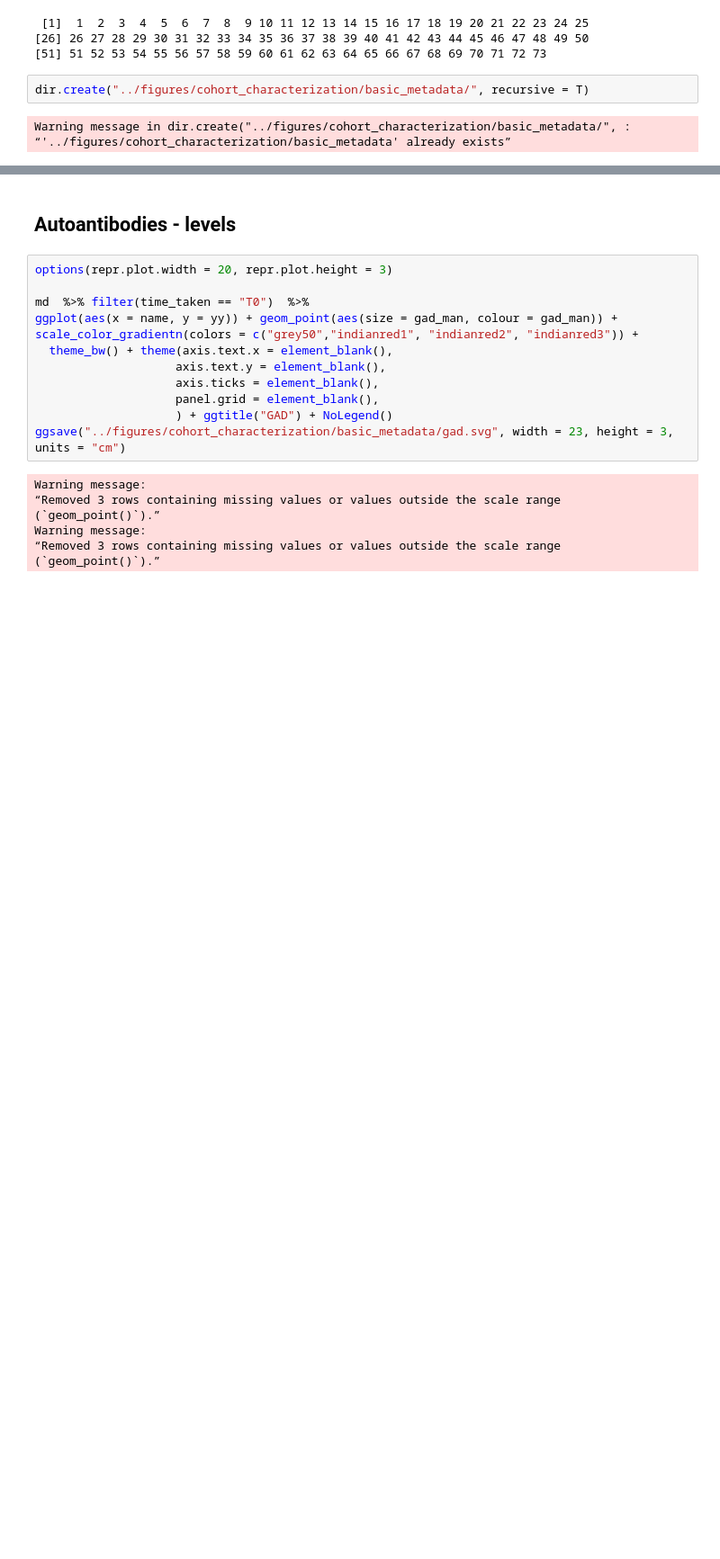
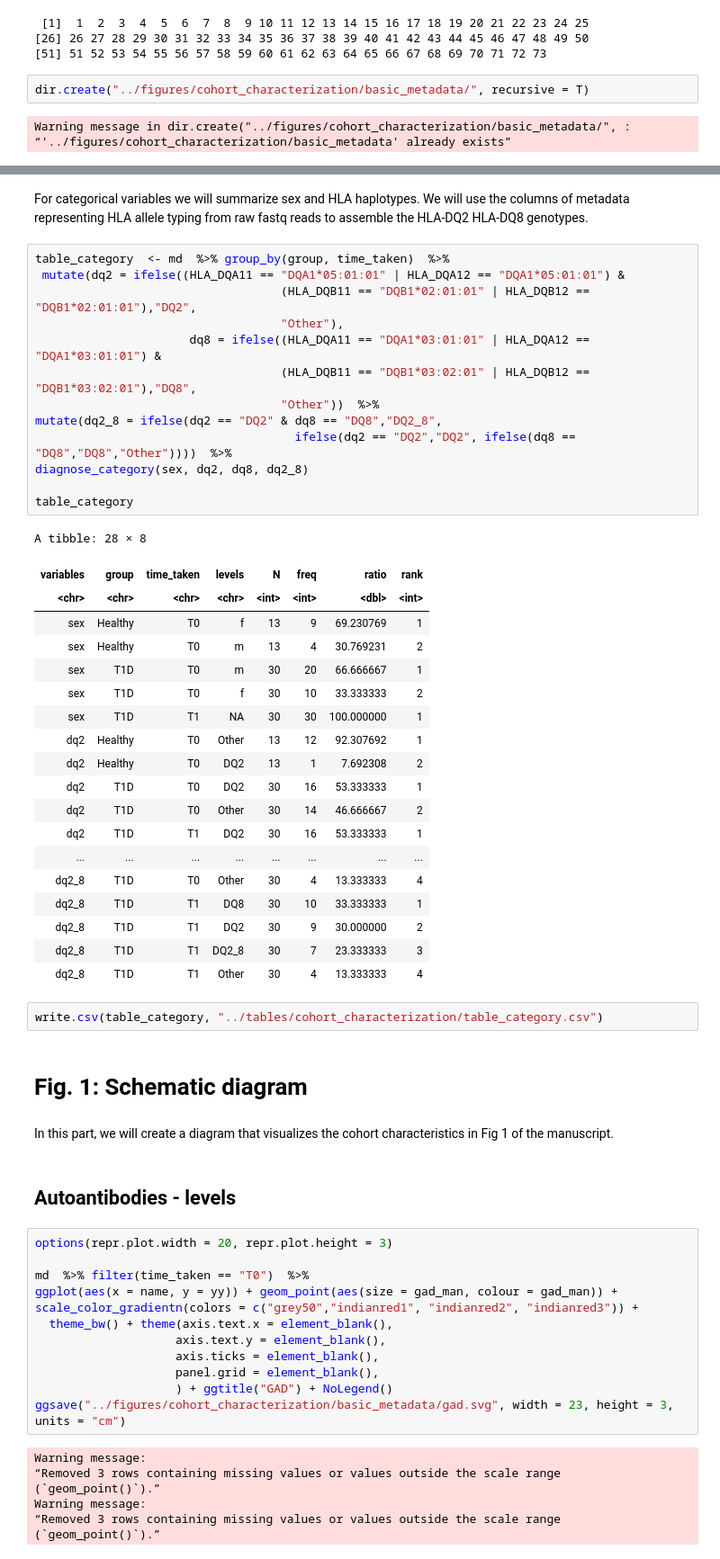
Before and after one commit to Lab-of-Adaptive-Immunity/dia, a Jupyter notebook: code02_analysis_of_init/01_Cohort_characterization.ipynb, the cells around one changed output, grey strips where cells are left out. Shown at 90% size. Cells and saved outputs as stored; diff of their text form; blank space fills up the shorter version.

```diff
--- a/code02_analysis_of_init/01_Cohort_characterization.ipynb
+++ b/code02_analysis_of_init/01_Cohort_characterization.ipynb
@@ -69,3 +210,44 @@ Warning message in dir.create("../figures/cohort_characterization/basic_metadata
+# %% [markdown]
+For categorical variables we will summarize sex and HLA haplotypes. We will use the columns of metadata representing HLA allele typing from raw fastq reads to assemble the HLA-DQ2 HLA-DQ8 genotypes.
+# %%
+table_category  <- md  %>% group_by(group, time_taken)  %>%
+ mutate(dq2 = ifelse((HLA_DQA11 == "DQA1*05:01:01" | HLA_DQA12 == "DQA1*05:01:01") &
+                                   (HLA_DQB11 == "DQB1*02:01:01" | HLA_DQB12 == "DQB1*02:01:01"),"DQ2",
+                                   "Other"),
+                      dq8 = ifelse((HLA_DQA11 == "DQA1*03:01:01" | HLA_DQA12 == "DQA1*03:01:01") &
+                                   (HLA_DQB11 == "DQB1*03:02:01" | HLA_DQB12 == "DQB1*03:02:01"),"DQ8",
+                                   "Other"))  %>%
+mutate(dq2_8 = ifelse(dq2 == "DQ2" & dq8 == "DQ8","DQ2_8",
+                                     ifelse(dq2 == "DQ2","DQ2", ifelse(dq8 == "DQ8","DQ8","Other"))))  %>%
+diagnose_category(sex, dq2, dq8, dq2_8)
+
+table_category
+# %% [output]
+A tibble: 28 × 8
+| variables | group | time_taken | levels | N | freq | ratio | rank |
+| <chr> | <chr> | <chr> | <chr> | <int> | <int> | <dbl> | <int> |
+| sex | Healthy | T0 | f | 13 | 9 | 69.230769 | 1 |
+| sex | Healthy | T0 | m | 13 | 4 | 30.769231 | 2 |
+| sex | T1D | T0 | m | 30 | 20 | 66.666667 | 1 |
+| sex | T1D | T0 | f | 30 | 10 | 33.333333 | 2 |
+| sex | T1D | T1 | NA | 30 | 30 | 100.000000 | 1 |
+| dq2 | Healthy | T0 | Other | 13 | 12 | 92.307692 | 1 |
+| dq2 | Healthy | T0 | DQ2 | 13 | 1 | 7.692308 | 2 |
+| dq2 | T1D | T0 | DQ2 | 30 | 16 | 53.333333 | 1 |
+| dq2 | T1D | T0 | Other | 30 | 14 | 46.666667 | 2 |
+| dq2 | T1D | T1 | DQ2 | 30 | 16 | 53.333333 | 1 |
+| ... | ... | ... | ... | ... | ... | ... | ... |
+| dq2_8 | T1D | T0 | Other | 30 | 4 | 13.333333 | 4 |
+| dq2_8 | T1D | T1 | DQ8 | 30 | 10 | 33.333333 | 1 |
+| dq2_8 | T1D | T1 | DQ2 | 30 | 9 | 30.000000 | 2 |
+| dq2_8 | T1D | T1 | DQ2_8 | 30 | 7 | 23.333333 | 3 |
+| dq2_8 | T1D | T1 | Other | 30 | 4 | 13.333333 | 4 |
+# %%
+write.csv(table_category, "../tables/cohort_characterization/table_category.csv")
+# %% [markdown]
+# Fig. 1: Schematic diagram
+# %% [markdown]
+In this part, we will create a diagram that visualizes the cohort characteristics in Fig 1 of the manuscript.
 # %% [markdown]
 ## Autoantibodies - levels
 # %%
```
Also changed, not shown: parts of 20 cells of this notebook, 1 other file.
